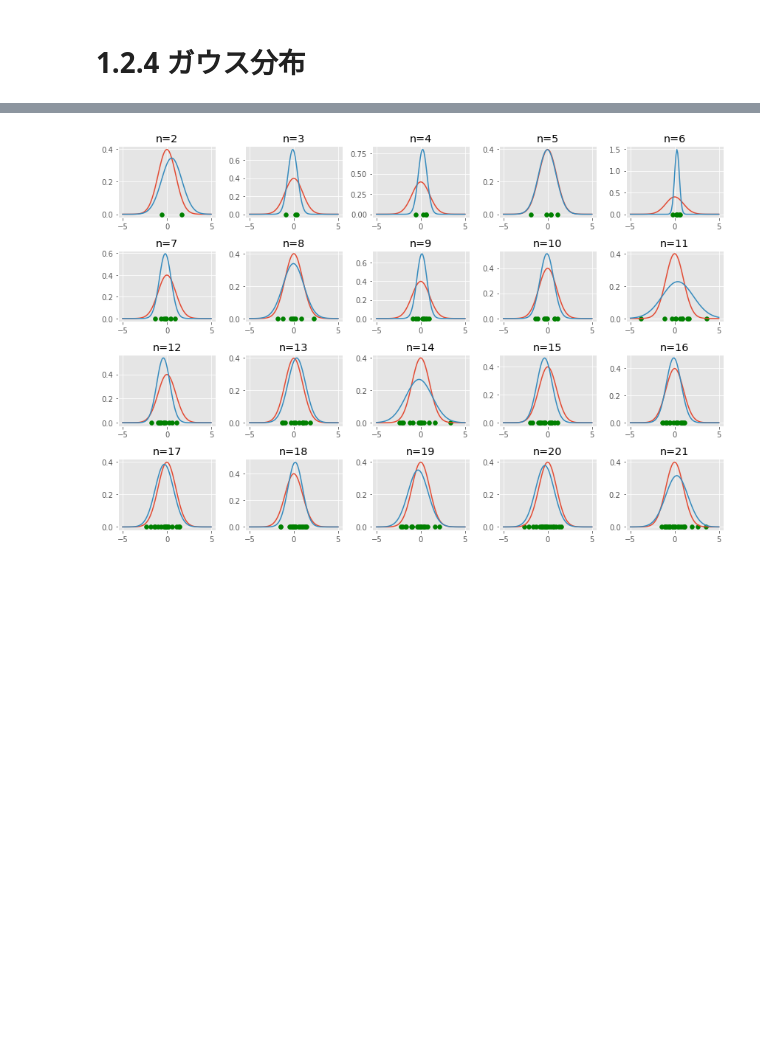
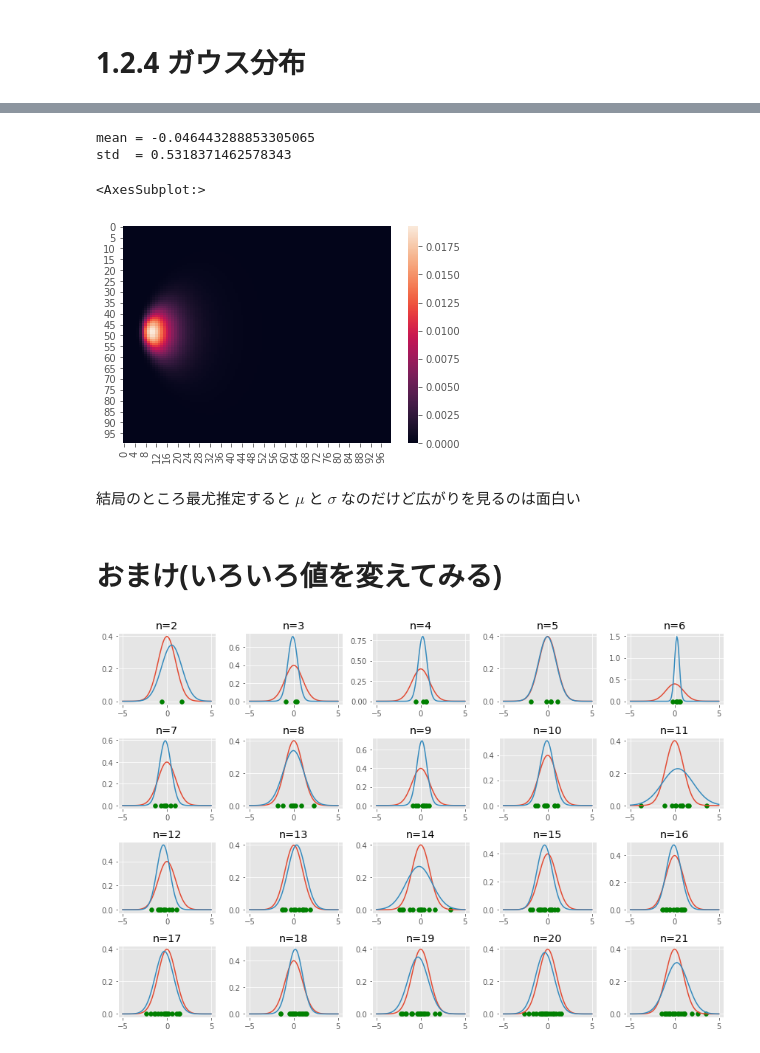
Before and after one commit to ryuz/training, a Jupyter notebook: prml/1_2_4_the_gaussian_distribution.ipynb, the cells around one changed output, grey strips where cells are left out. Drawn from its saved outputs; the diff is of its cells as text; code cells hidden in the pictures; blank space fills up the shorter version.

```diff
--- a/prml/1_2_4_the_gaussian_distribution.ipynb
+++ b/prml/1_2_4_the_gaussian_distribution.ipynb
@@ -13,3 +42,25 @@ plt.style.use('ggplot')
+# %%
+n = 5
+y = np.random.normal(0, 1, size=n)
+print('mean = {}'.format(np.mean(y)))
+print('std  = {}'.format(np.std(y)))
+
+u = np.linspace(-2, +2, 100)
+s = np.linspace(0.01, +5, 100)
+likely_map = np.ndarray((len(s), len(u)))
+for i in range(len(u)):
+    for j in range(len(s)):
+        likely_map[i][j] = np.prod(norm.pdf(y, loc=u[i], scale=s[j]))
+seaborn.heatmap(likely_map)
+# %% [output]
+mean = -0.046443288853305065
+std  = 0.5318371462578343
+<AxesSubplot:>
+[figure, added]
+# %% [markdown]
+結局のところ最尤推定すると $ \mu $ と $ \sigma $ なのだけど広がりを見るのは面白い
+# %% [markdown]
+# おまけ(いろいろ値を変えてみる)
 # %%
 plt.figure(figsize=(12, 8))
 x = np.linspace(-5, +5, 100)
```
Also changed, not shown: parts of 5 cells of this notebook.
